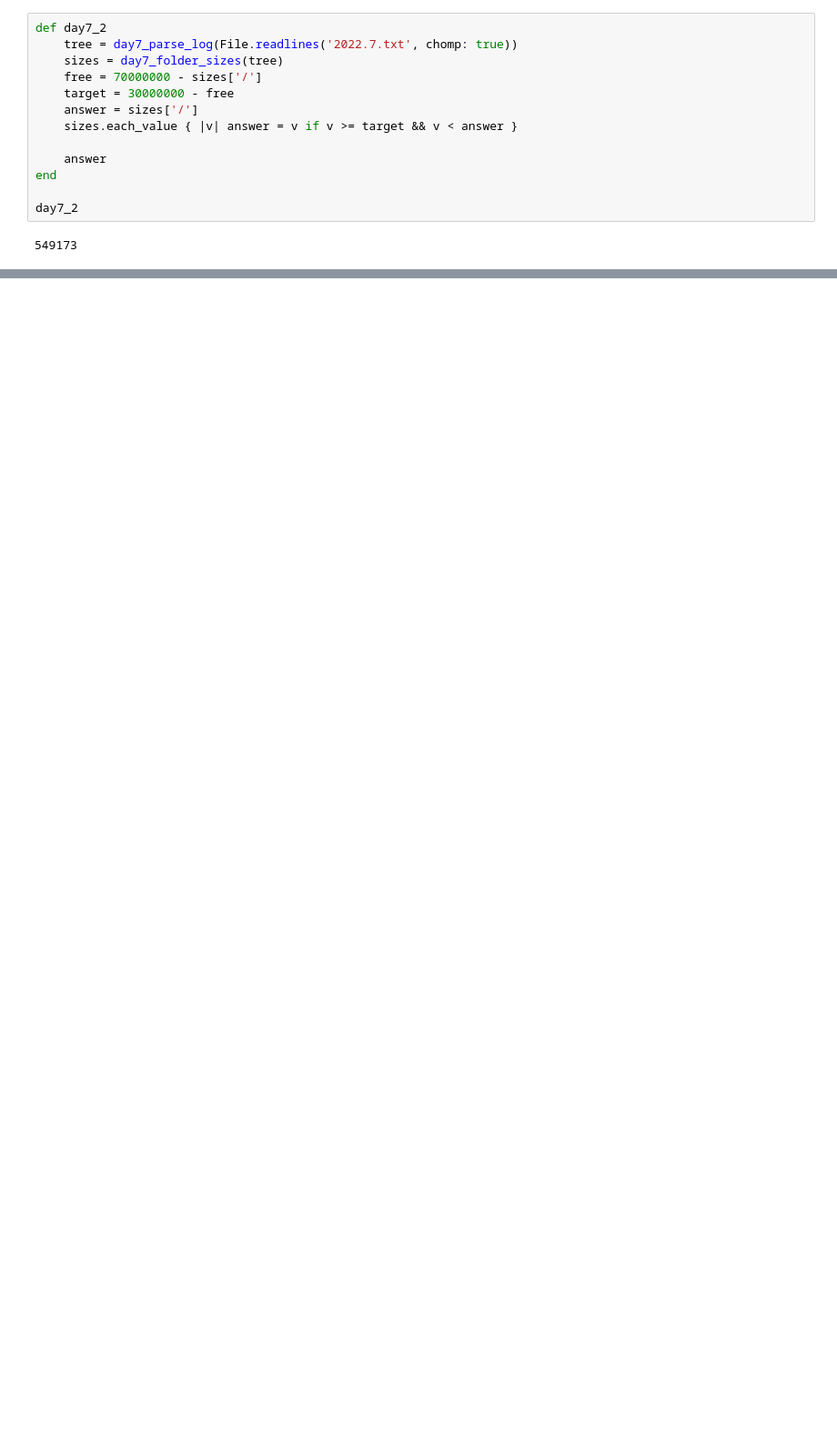
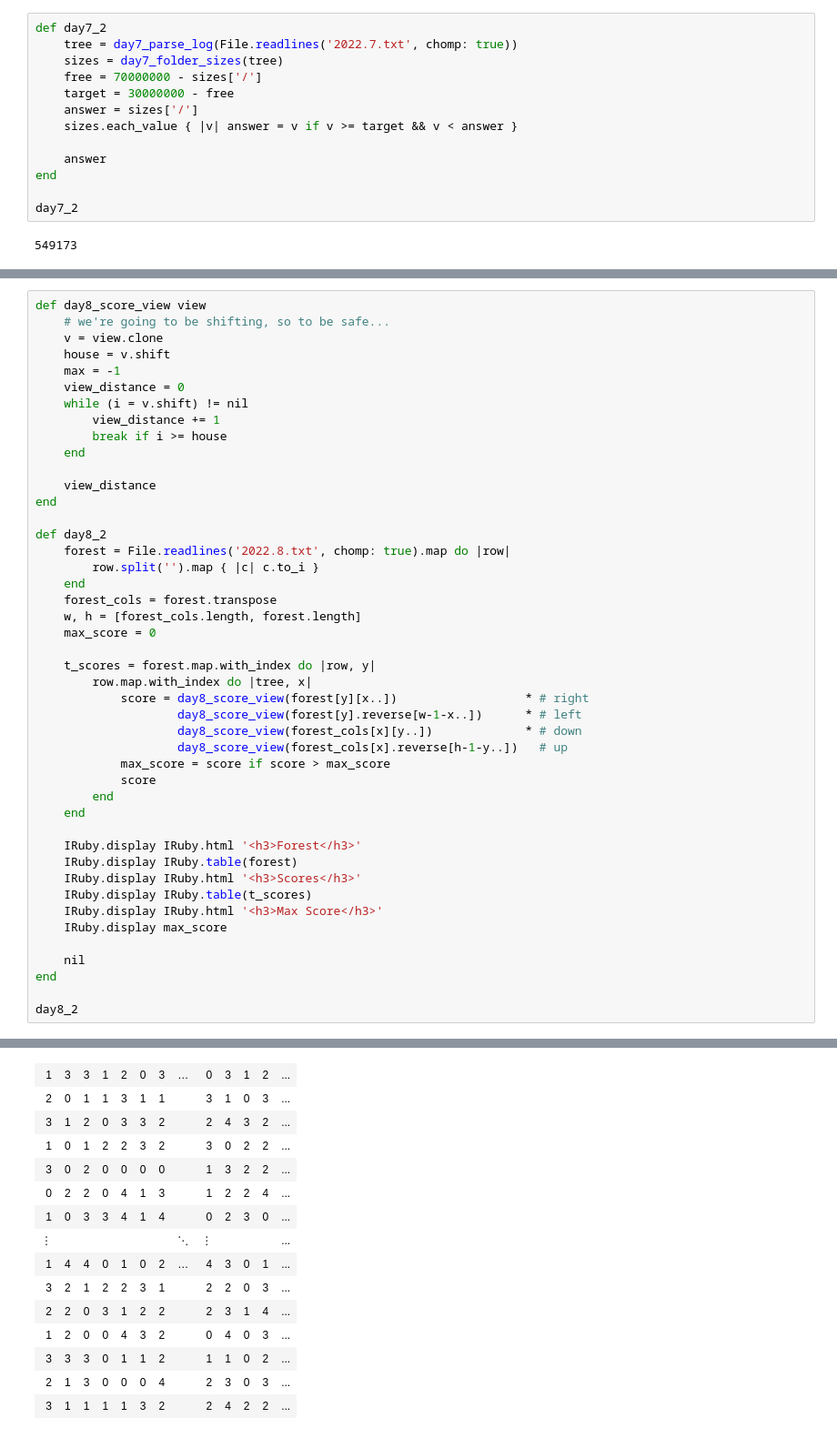
Before and after one commit to ocelotsloth/adventofcode, a Jupyter notebook: 2022/Advent of Code 2022.ipynb, the cells around one changed output, grey strips where cells are left out. Shown at 91% size. Drawn from its saved outputs; the diff is of its cells as text; blank space fills up the shorter version.

```diff
--- a/2022/Advent of Code 2022.ipynb
+++ b/2022/Advent of Code 2022.ipynb
@@ -908,0 +1031,46 @@ day7_2
+# %%
+def day8_score_view view
+    # we're going to be shifting, so to be safe...
+    v = view.clone
+    house = v.shift
+    max = -1
+    view_distance = 0
+    while (i = v.shift) != nil
+        view_distance += 1
+        break if i >= house
+    end
+
+    view_distance
+end
+
+def day8_2
+    forest = File.readlines('2022.8.txt', chomp: true).map do |row|
+        row.split('').map { |c| c.to_i }
+    end
+    forest_cols = forest.transpose
+    w, h = [forest_cols.length, forest.length]
+    max_score = 0
+
+    t_scores = forest.map.with_index do |row, y|
+        row.map.with_index do |tree, x|
+            score = day8_score_view(forest[y][x..])                  * # right
+                    day8_score_view(forest[y].reverse[w-1-x..])      * # left
+                    day8_score_view(forest_cols[x][y..])             * # down
+                    day8_score_view(forest_cols[x].reverse[h-1-y..])   # up
+            max_score = score if score > max_score
+            score
+        end
+    end
+
+    IRuby.display IRuby.html '<h3>Forest</h3>'
+    IRuby.display IRuby.table(forest)
+    IRuby.display IRuby.html '<h3>Scores</h3>'
+    IRuby.display IRuby.table(t_scores)
+    IRuby.display IRuby.html '<h3>Max Score</h3>'
+    IRuby.display max_score
+
+    nil
+end
+
+day8_2
+# %% [output]
@@ -908,0 +1078,15 @@ day7_2
+| 1 | 3 | 3 | 1 | 2 | 0 | 3 | … | 0 | 3 | 1 | 2 | ... |
+| 2 | 0 | 1 | 1 | 3 | 1 | 1 |  | 3 | 1 | 0 | 3 | ... |
+| 3 | 1 | 2 | 0 | 3 | 3 | 2 |  | 2 | 4 | 3 | 2 | ... |
+| 1 | 0 | 1 | 2 | 2 | 3 | 2 |  | 3 | 0 | 2 | 2 | ... |
+| 3 | 0 | 2 | 0 | 0 | 0 | 0 |  | 1 | 3 | 2 | 2 | ... |
+| 0 | 2 | 2 | 0 | 4 | 1 | 3 |  | 1 | 2 | 2 | 4 | ... |
+| 1 | 0 | 3 | 3 | 4 | 1 | 4 |  | 0 | 2 | 3 | 0 | ... |
+| ⋮ |  |  |  |  |  |  | ⋱ | ⋮ |  |  |  | ... |
+| 1 | 4 | 4 | 0 | 1 | 0 | 2 | … | 4 | 3 | 0 | 1 | ... |
+| 3 | 2 | 1 | 2 | 2 | 3 | 1 |  | 2 | 2 | 0 | 3 | ... |
+| 2 | 2 | 0 | 3 | 1 | 2 | 2 |  | 2 | 3 | 1 | 4 | ... |
+| 1 | 2 | 0 | 0 | 4 | 3 | 2 |  | 0 | 4 | 0 | 3 | ... |
+| 3 | 3 | 3 | 0 | 1 | 1 | 2 |  | 1 | 1 | 0 | 2 | ... |
+| 2 | 1 | 3 | 0 | 0 | 0 | 4 |  | 2 | 3 | 0 | 3 | ... |
+| 3 | 1 | 1 | 1 | 1 | 3 | 2 |  | 2 | 4 | 2 | 2 | ... |
```
Also changed, not shown: parts of 4 cells of this notebook, 2 other files.
